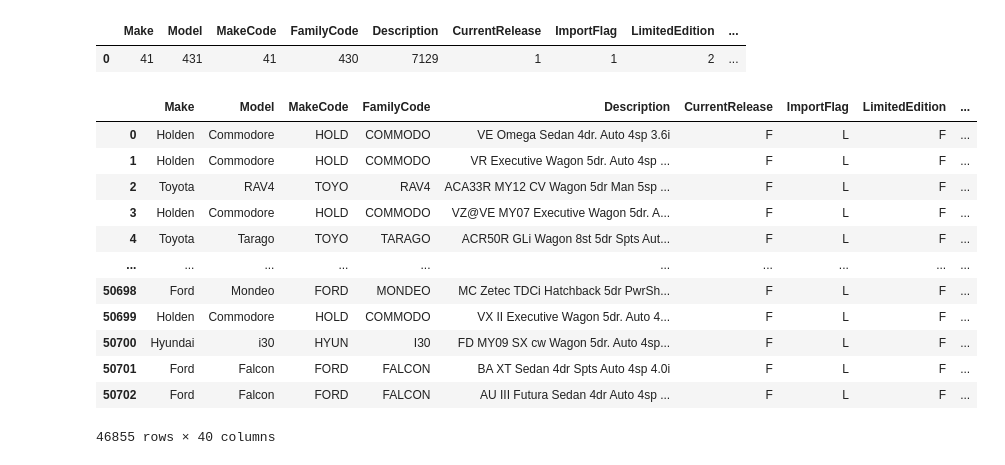
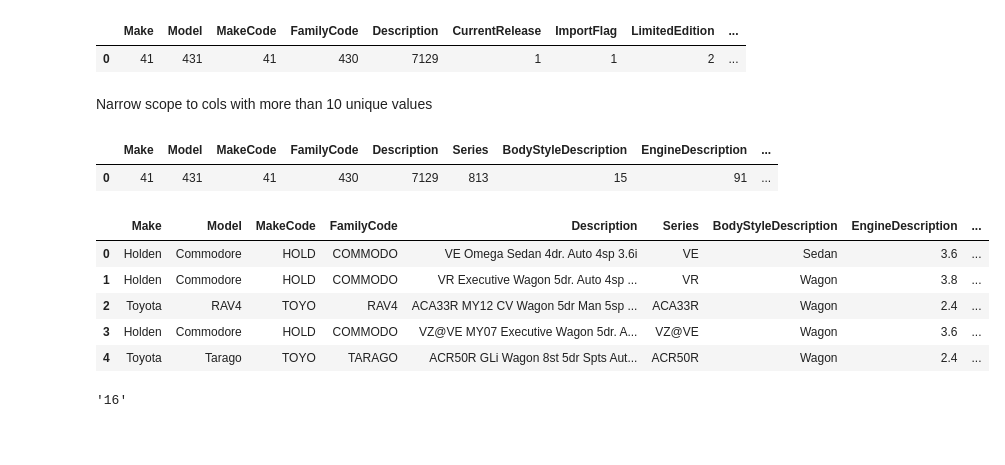
Before and after one commit to roosern-dev/DDST, a Jupyter notebook: scripts/Cleaning.ipynb, the cells around one changed output. Cells and saved outputs as stored; diff of their text form; code cells hidden in the pictures; blank space fills up the shorter version.

```diff
--- a/scripts/Cleaning.ipynb
+++ b/scripts/Cleaning.ipynb
@@ -216,19 +216,21 @@ pd.DataFrame(non_numerical_cols_df.nunique()).transpose()
 # %% [output]
 |  | Make | Model | MakeCode | FamilyCode | Description | CurrentRelease | ImportFlag | LimitedEdition | ... |
 | 0 | 41 | 431 | 41 | 430 | 7129 | 1 | 1 | 2 | ... |
-# %%
-columns_to_encode
-# %% [output]
-|  | Make | Model | MakeCode | FamilyCode | Description | CurrentRelease | ImportFlag | LimitedEdition | ... |
-| 0 | Holden | Commodore | HOLD | COMMODO | VE Omega Sedan 4dr. Auto 4sp 3.6i | F | L | F | ... |
-| 1 | Holden | Commodore | HOLD | COMMODO | VR Executive Wagon 5dr. Auto 4sp ... | F | L | F | ... |
-| 2 | Toyota | RAV4 | TOYO | RAV4 | ACA33R MY12 CV Wagon 5dr Man 5sp ... | F | L | F | ... |
-| 3 | Holden | Commodore | HOLD | COMMODO | VZ@VE MY07 Executive Wagon 5dr. A... | F | L | F | ... |
-| 4 | Toyota | Tarago | TOYO | TARAGO | ACR50R GLi Wagon 8st 5dr Spts Aut... | F | L | F | ... |
-| ... | ... | ... | ... | ... | ... | ... | ... | ... | ... |
-| 50698 | Ford | Mondeo | FORD | MONDEO | MC Zetec TDCi Hatchback 5dr PwrSh... | F | L | F | ... |
-| 50699 | Holden | Commodore | HOLD | COMMODO | VX II Executive Wagon 5dr. Auto 4... | F | L | F | ... |
-| 50700 | Hyundai | i30 | HYUN | I30 | FD MY09 SX cw Wagon 5dr. Auto 4sp... | F | L | F | ... |
-| 50701 | Ford | Falcon | FORD | FALCON | BA XT Sedan 4dr Spts Auto 4sp 4.0i | F | L | F | ... |
-| 50702 | Ford | Falcon | FORD | FALCON | AU III Futura Sedan 4dr Auto 4sp ... | F | L | F | ... |
-46855 rows × 40 columns
+# %% [markdown]
+Narrow scope to cols with more than 10 unique values
+# %%
+cols_with_more_than_10_unique_vals = [col_name for col_name, n_unique in non_numerical_cols_df.nunique().items() if (n_unique > 10)]
+# %%
+pd.DataFrame(non_numerical_cols_df[cols_with_more_than_10_unique_vals].nunique()).transpose()
+# %% [output]
+|  | Make | Model | MakeCode | FamilyCode | Description | Series | BodyStyleDescription | EngineDescription | ... |
+| 0 | 41 | 431 | 41 | 430 | 7129 | 813 | 15 | 91 | ... |
+# %%
+non_numerical_cols_df[cols_with_more_than_10_unique_vals].head()
+# %% [output]
+|  | Make | Model | MakeCode | FamilyCode | Description | Series | BodyStyleDescription | EngineDescription | ... |
+| 0 | Holden | Commodore | HOLD | COMMODO | VE Omega Sedan 4dr. Auto 4sp 3.6i | VE | Sedan | 3.6 | ... |
+| 1 | Holden | Commodore | HOLD | COMMODO | VR Executive Wagon 5dr. Auto 4sp ... | VR | Wagon | 3.8 | ... |
+| 2 | Toyota | RAV4 | TOYO | RAV4 | ACA33R MY12 CV Wagon 5dr Man 5sp ... | ACA33R | Wagon | 2.4 | ... |
+| 3 | Holden | Commodore | HOLD | COMMODO | VZ@VE MY07 Executive Wagon 5dr. A... | VZ@VE | Wagon | 3.6 | ... |
+| 4 | Toyota | Tarago | TOYO | TARAGO | ACR50R GLi Wagon 8st 5dr Spts Aut... | ACR50R | Wagon | 2.4 | ... |
@@ -234,0 +275,4 @@ columns_to_encode
+# %%
+'215/65 R16'[-2:]
+# %% [output]
+'16'
```
Also changed, not shown: parts of 4 cells of this notebook.
